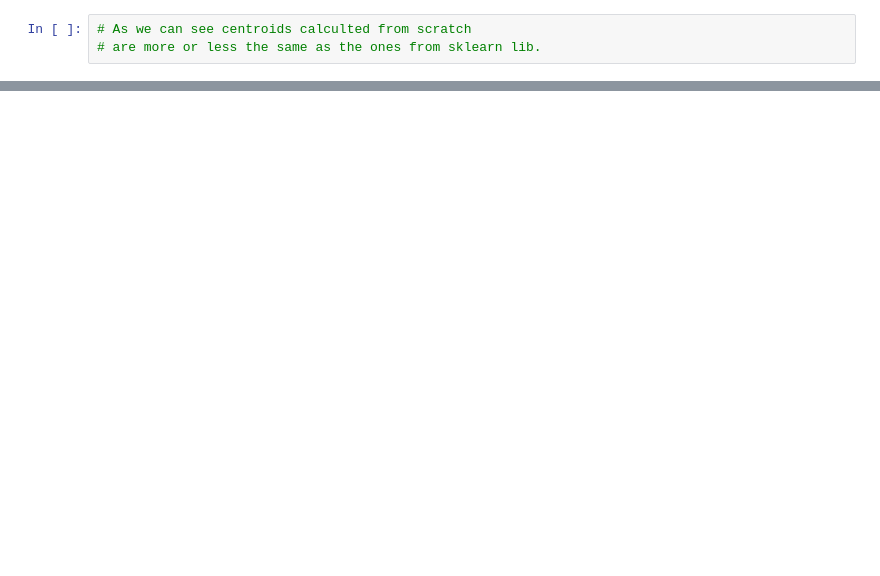
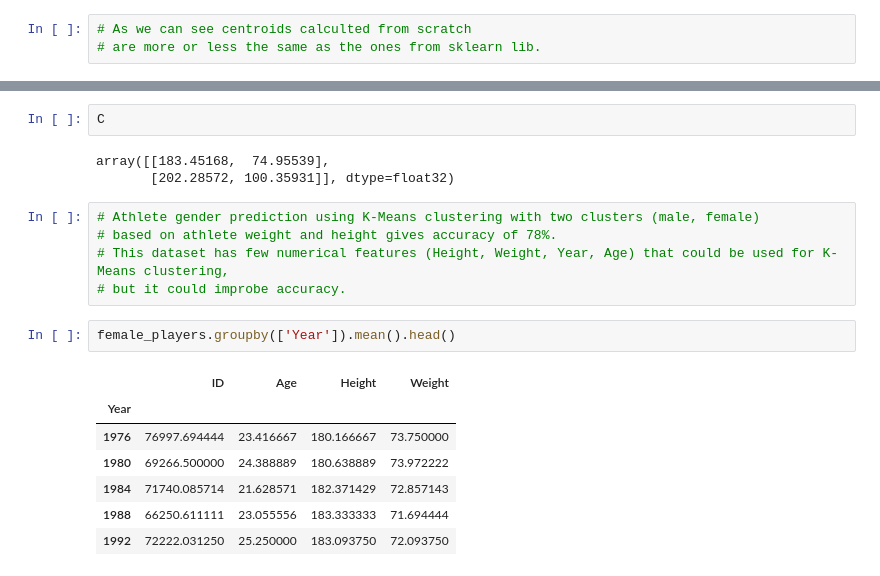
Before and after one commit to roksys/data-analysis, a Jupyter notebook: clustering.ipynb, the cells around one changed output, grey strips where cells are left out. Cells and saved outputs as stored; diff of their text form; blank space fills up the shorter version.

```diff
--- a/clustering.ipynb
+++ b/clustering.ipynb
@@ -95,0 +128,20 @@ skl_centroids
+# %%
+C
+# %% [output]
+array([[183.45168,  74.95539],
+       [202.28572, 100.35931]], dtype=float32)
+# %%
+# Athlete gender prediction using K-Means clustering with two clusters (male, female)
+# based on athlete weight and height gives accuracy of 78%.
+# This dataset has few numerical features (Height, Weight, Year, Age) that could be used for K-Means clustering,
+# but it could improbe accuracy.
+# %%
+female_players.groupby(['Year']).mean().head()
+# %% [output]
+|  | ID | Age | Height | Weight |
+| Year |  |  |  |  |
+| 1976 | 76997.694444 | 23.416667 | 180.166667 | 73.750000 |
+| 1980 | 69266.500000 | 24.388889 | 180.638889 | 73.972222 |
+| 1984 | 71740.085714 | 21.628571 | 182.371429 | 72.857143 |
+| 1988 | 66250.611111 | 23.055556 | 183.333333 | 71.694444 |
+| 1992 | 72222.031250 | 25.250000 | 183.093750 | 72.093750 |
```
Also changed, not shown: parts of 12 cells of this notebook.
